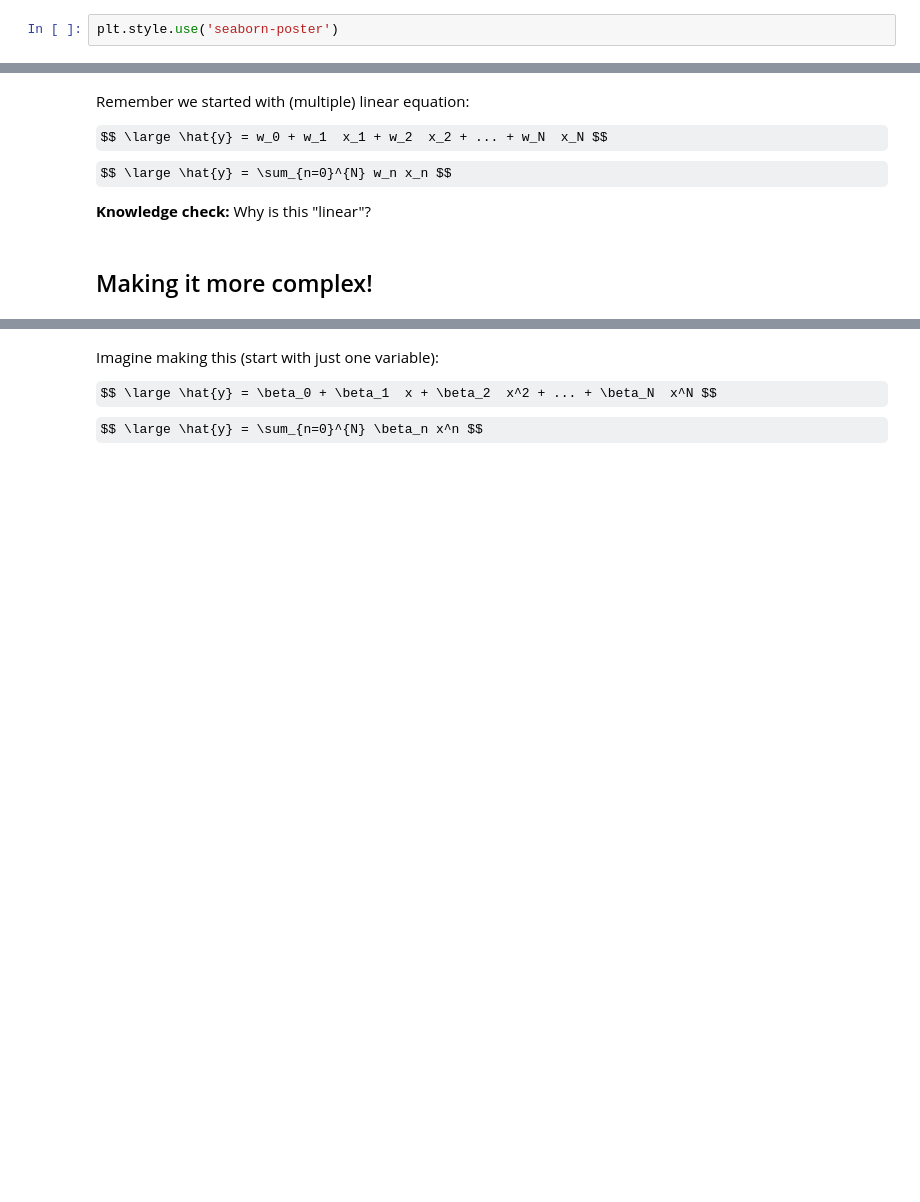
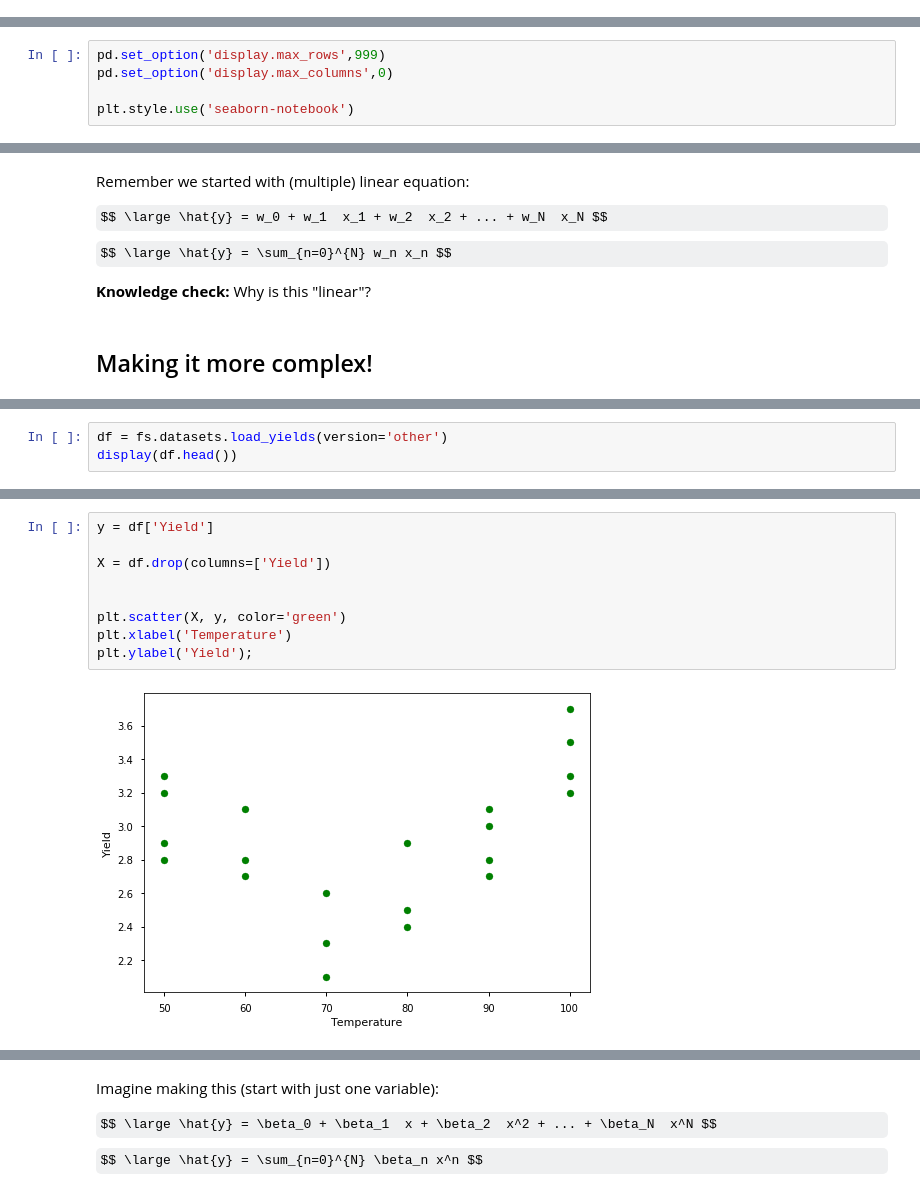
Before and after one commit to jirvingphd/fsds_pt_100719_cohort_notes, a Jupyter notebook: Sect_20_v2.1_ExtensionsToLinearModels_SG.ipynb, the cells around one changed output, grey strips where cells are left out. Cells and saved outputs as stored; diff of their text form; some formulas as TeX source; blank space fills up the shorter version.

```diff
--- a/Sect_20_v2.1_ExtensionsToLinearModels_SG.ipynb
+++ b/Sect_20_v2.1_ExtensionsToLinearModels_SG.ipynb
@@ -38,8 +24,6 @@ Loaded Packages and Handles
 - Interactions
 - Polynomial Regression
 - [Bias-Variance Trade Off](https://towardsdatascience.com/understanding-the-bias-variance-tradeoff-165e6942b229)
-# %%
-plt.style.use('seaborn-poster')
 # %% [markdown]
 # Interactions
 # %% [markdown]
@@ -79,2 +78,7 @@ When variables interact to **cause an effect** to another variable but is **not
+# %%
+pd.set_option('display.max_rows',999)
+pd.set_option('display.max_columns',0)
+
+plt.style.use('seaborn-notebook')
 # %%
 df = fs.datasets.load_autompg()
@@ -169,0 +146,3 @@ $$ \large \hat{y} = \sum_{n=0}^{N} w_n x_n $$
+# %%
+df = fs.datasets.load_yields(version='other')
+display(df.head())
@@ -169,0 +157,11 @@ $$ \large \hat{y} = \sum_{n=0}^{N} w_n x_n $$
+# %%
+y = df['Yield']
+
+X = df.drop(columns=['Yield'])
+
+
+plt.scatter(X, y, color='green')
+plt.xlabel('Temperature')
+plt.ylabel('Yield');
+# %% [output]
+[figure, added]
```
Also changed, not shown: parts of 25 cells of this notebook.
